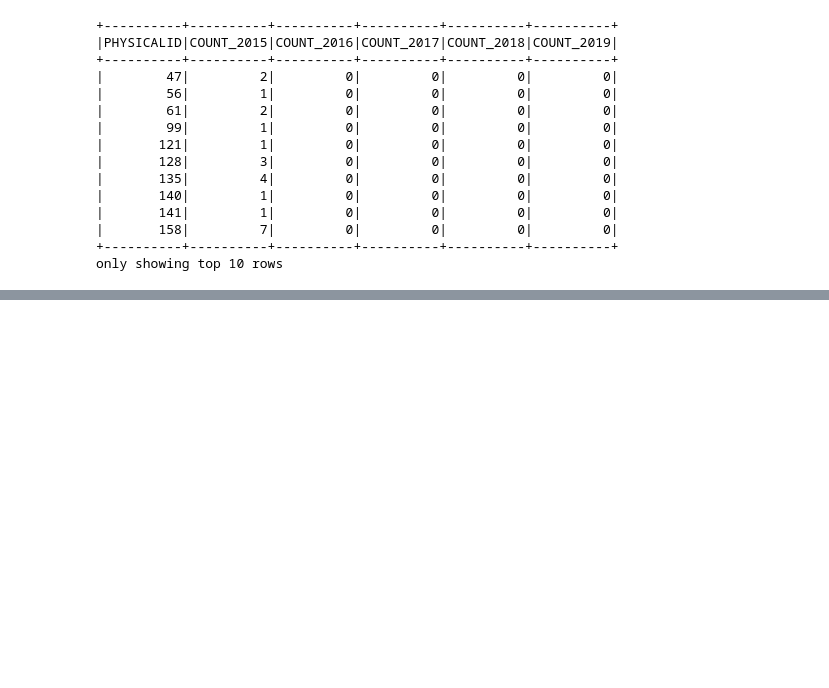
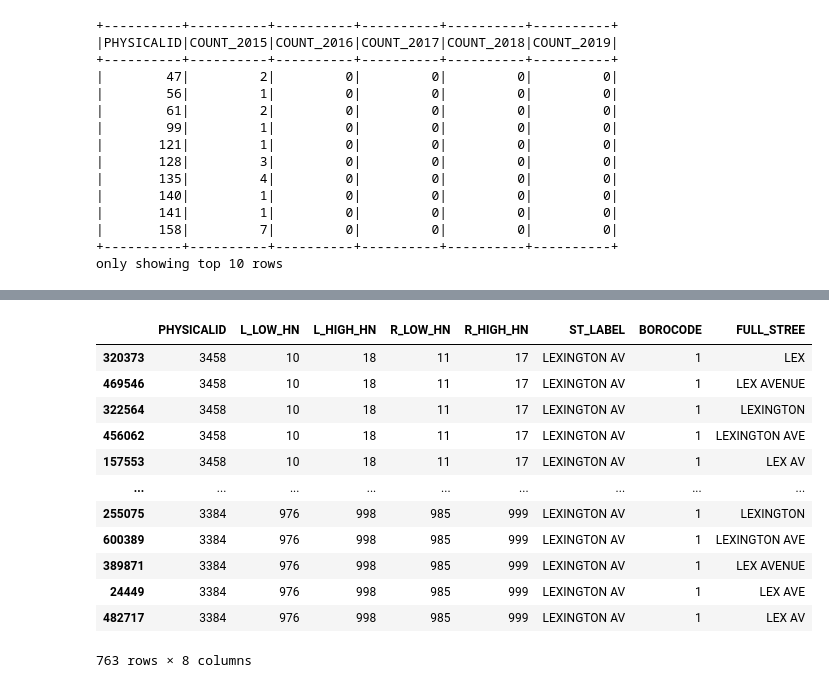
Before and after one commit to lobodemonte/big-data-management, a Jupyter notebook: Final/BDM_Final.ipynb, the cells around one changed output, grey strips where cells are left out. Saved outputs shown, nothing was run; the diff lists cells and outputs as text; code cells hidden in the pictures; blank space fills up the shorter version.

```diff
--- a/Final/BDM_Final.ipynb
+++ b/Final/BDM_Final.ipynb
@@ -329 +307,6 @@ only showing top 30 rows
 # streets_df.write.csv('TODO', header=False)
+# %%
+# 3|      86|    WYCOFF AVE|
+#  3|    9252|       5TH AVE|2015|      null
+s = pd.read_csv(streets)
+unmatched_violations.filter(col("STREETNAME").between(1,1)).show()
@@ -329,0 +331,21 @@ only showing top 30 rows
+# %%
+s[( s['L_LOW_HN'].notnull())
+  & (s['BOROCODE'] == 1)
+#   & (s['L_LOW_HN'].str.startswith("5") | s['R_LOW_HN'].str.startswith("5"))
+  & (s['FULL_STREE'].str.startswith("LEX", na=False))
+ ][['PHYSICALID','L_LOW_HN', 'L_HIGH_HN', 'R_LOW_HN',
+       'R_HIGH_HN', 'ST_LABEL', 'BOROCODE', 'FULL_STREE'] ].sort_values(by=['L_LOW_HN'])
+# %% [output]
+|  | PHYSICALID | L_LOW_HN | L_HIGH_HN | R_LOW_HN | R_HIGH_HN | ST_LABEL | BOROCODE | FULL_STREE |
+| 320373 | 3458 | 10 | 18 | 11 | 17 | LEXINGTON AV | 1 | LEX |
+| 469546 | 3458 | 10 | 18 | 11 | 17 | LEXINGTON AV | 1 | LEX AVENUE |
+| 322564 | 3458 | 10 | 18 | 11 | 17 | LEXINGTON AV | 1 | LEXINGTON |
+| 456062 | 3458 | 10 | 18 | 11 | 17 | LEXINGTON AV | 1 | LEXINGTON AVE |
+| 157553 | 3458 | 10 | 18 | 11 | 17 | LEXINGTON AV | 1 | LEX AV |
+| ... | ... | ... | ... | ... | ... | ... | ... | ... |
+| 255075 | 3384 | 976 | 998 | 985 | 999 | LEXINGTON AV | 1 | LEXINGTON |
+| 600389 | 3384 | 976 | 998 | 985 | 999 | LEXINGTON AV | 1 | LEXINGTON AVE |
+| 389871 | 3384 | 976 | 998 | 985 | 999 | LEXINGTON AV | 1 | LEX AVENUE |
+| 24449 | 3384 | 976 | 998 | 985 | 999 | LEXINGTON AV | 1 | LEX AVE |
+| 482717 | 3384 | 976 | 998 | 985 | 999 | LEXINGTON AV | 1 | LEX AV |
+763 rows × 8 columns
```
Also changed, not shown: parts of 13 cells of this notebook.
